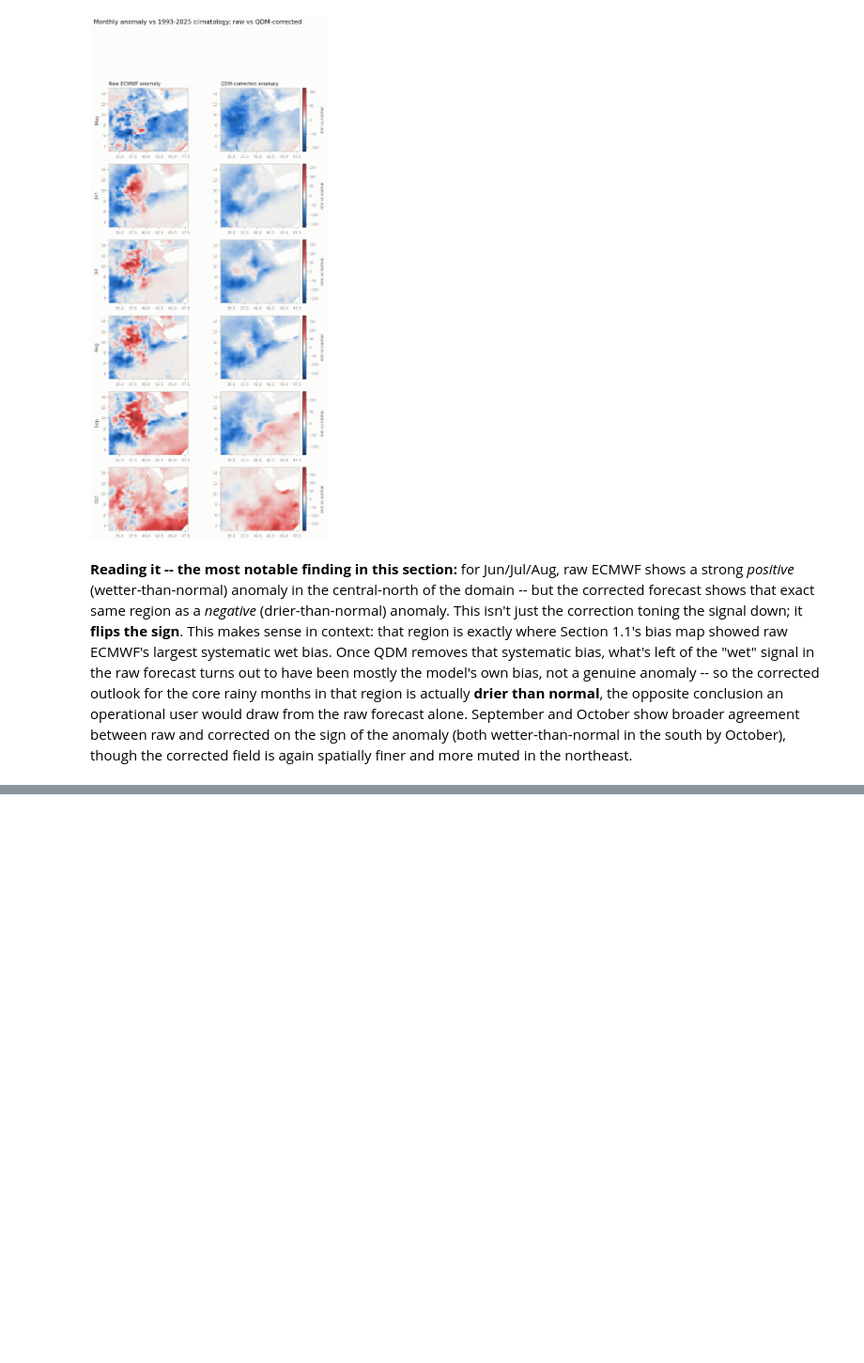
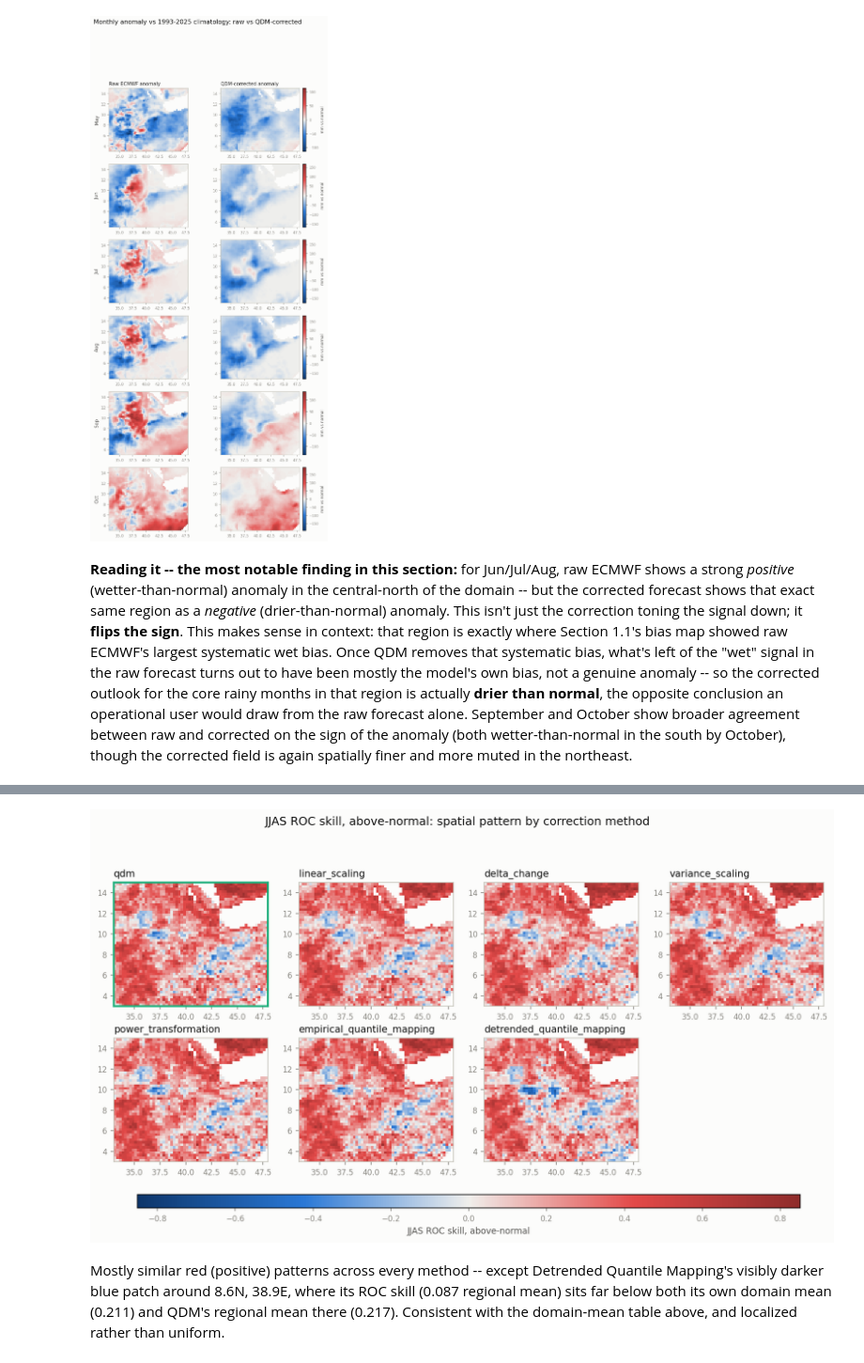
Before and after one commit to YonSci/sbc-qdm, a Jupyter notebook: notebooks/evaluation_report.ipynb, the cells around one changed output, grey strips where cells are left out. Shown at 94% size. Cells and saved outputs as stored; diff of their text form; code cells hidden in the pictures; blank space fills up the shorter version.

```diff
--- a/notebooks/evaluation_report.ipynb
+++ b/notebooks/evaluation_report.ipynb
@@ -777 +885,13 @@ more muted in the northeast.
+# %%
+roc_fields = roc_skill_maps(method_eval_dirs)
+plot_method_comparison_maps(roc_fields, COMPARISON_DIR / "comparison_maps_roc_skill.png", "JJAS ROC skill, above-normal", "")
+show(COMPARISON_DIR / "comparison_maps_roc_skill.png")
+# %% [output]
+[figure, added]
+# %% [markdown]
+Mostly similar red (positive) patterns across every method -- except
+Detrended Quantile Mapping's visibly darker blue patch around 8.6N, 38.9E,
+where its ROC skill (0.087 regional mean) sits far below both its own
+domain mean (0.211) and QDM's regional mean there (0.217). Consistent with
+the domain-mean table above, and localized rather than uniform.
 # %% [markdown]
```
Also changed, not shown: parts of 8 cells of this notebook, 3 other files.
